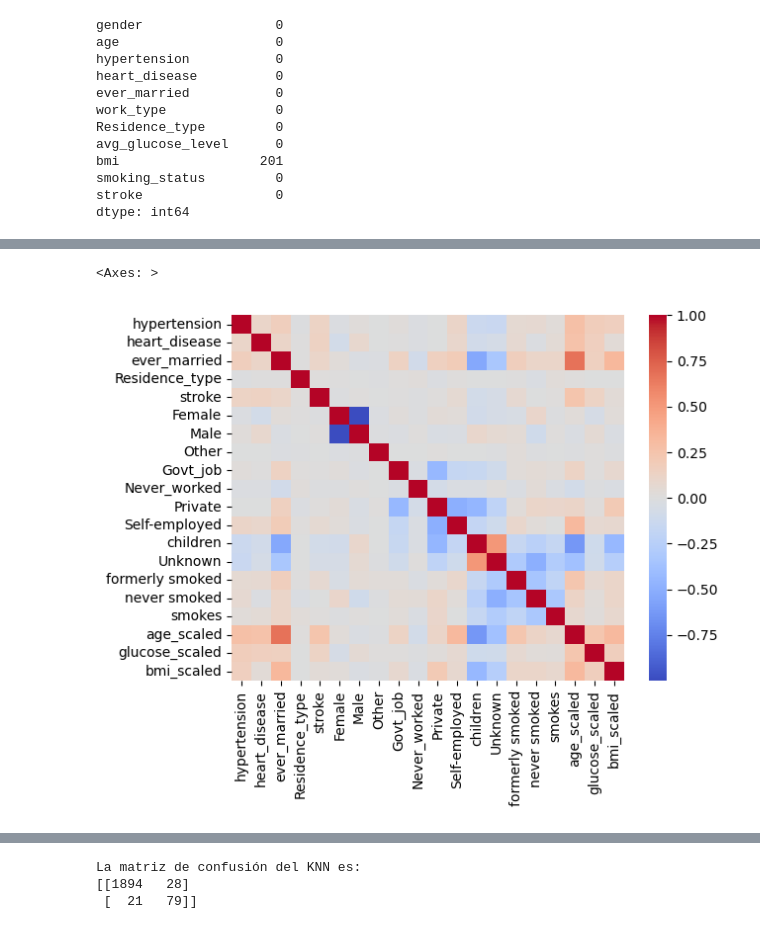
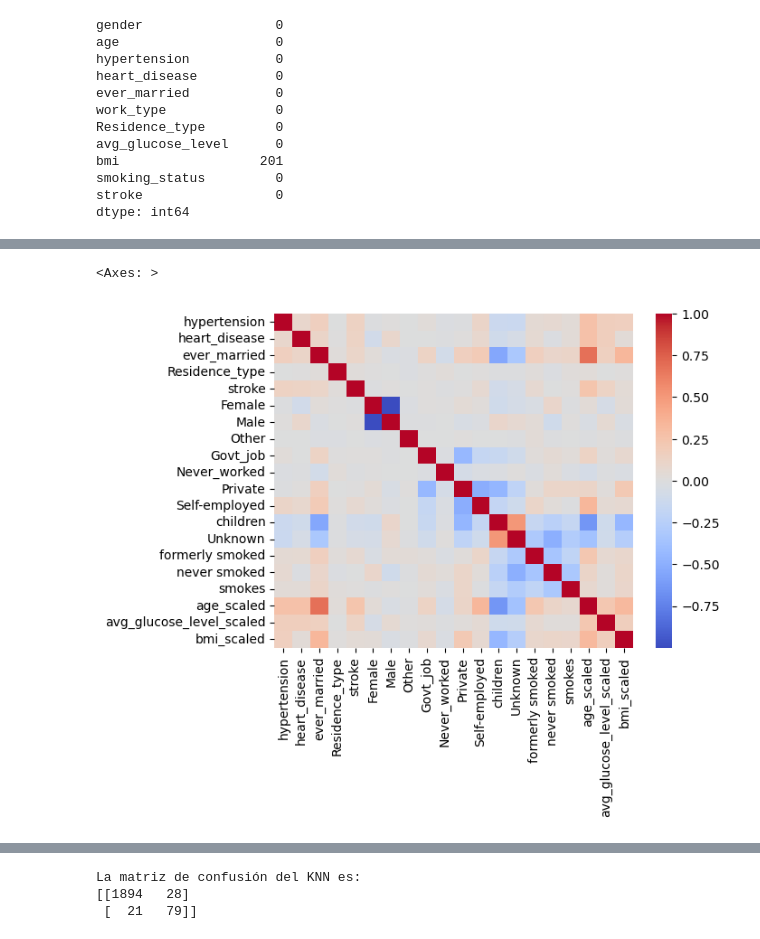
Before and after one commit to NoelFabello/preprocess-and-modeling-simple, a Jupyter notebook: Mineria1.ipynb, the cells around one changed output, grey strips where cells are left out. Saved outputs shown, nothing was run; the diff lists cells and outputs as text; code cells hidden in the pictures.

```diff
--- a/Mineria1.ipynb
+++ b/Mineria1.ipynb
@@ -349,5 +269,0 @@ age_scaled_df
-# %%
-scaler = MinMaxScaler()
-glucose_scaled = scaler.fit_transform(df.avg_glucose_level.values.reshape(-1,1))
-avg_glucose_df = pd.DataFrame(glucose_scaled, columns=['glucose_scaled'])
-avg_glucose_df
@@ -368,5 +269,0 @@ avg_glucose_df
-# %%
-scaler = MinMaxScaler()
-bmi_scaled = scaler.fit_transform(df.bmi.values.reshape(-1,1))
-bmi_scaled_df = pd.DataFrame(bmi_scaled, columns=['bmi_scaled'])
-bmi_scaled_df
@@ -387,4 +338,20 @@ bmi_scaled_df
+# %%
+numericas = df.select_dtypes(include=['int', 'float']).columns
+
+scaled_train = []
+scaled_test = []
+for i in numericas:
+    scaler = MinMaxScaler()
+    col_scaled_train = scaler.fit_transform(df_train[i].values.reshape(-1,1))
+    col_scaled_test = scaler.transform(df_test[i].values.reshape(-1,1))
+    col_scaled_train_df = pd.DataFrame(col_scaled_train, columns=[i+'_scaled'])
+    col_scaled_test_df = pd.DataFrame(col_scaled_test, columns=[i+'_scaled'])
+    scaled_train.append(col_scaled_train_df)
+    scaled_test.append(col_scaled_test_df)
+scaled_numerical_train_df = pd.concat(scaled_train, axis=1)
+scaled_numerical_test_df = pd.concat(scaled_test, axis=1)
 # %%
-final_df = pd.concat([transformed_df, age_scaled_df, avg_glucose_df, bmi_scaled_df], axis = 1)
-final_df.drop(['age', 'avg_glucose_level', 'bmi'], axis = 1, inplace=True)
-final_df
+final_train_df = pd.concat([transformed_df_train, scaled_numerical_train_df], axis = 1)
+final_test_df = pd.concat([transformed_df_test, scaled_numerical_test_df], axis = 1)
+final_train_df.drop(['age', 'avg_glucose_level', 'bmi'], axis = 1, inplace=True)
+final_test_df.drop(['age', 'avg_glucose_level', 'bmi'], axis = 1, inplace=True)
@@ -421,7 +358,7 @@ final_df
 # %%
 import seaborn as sns
 
-sns.heatmap(final_df.corr(), cmap='coolwarm', fmt=".2f")
+sns.heatmap(final_train_df.corr(), cmap='coolwarm', fmt=".2f")
 # %% [output]
 <Axes: >
-[figure, old version]
+[figure, new version]
```
Also changed, not shown: parts of 48 cells of this notebook.
